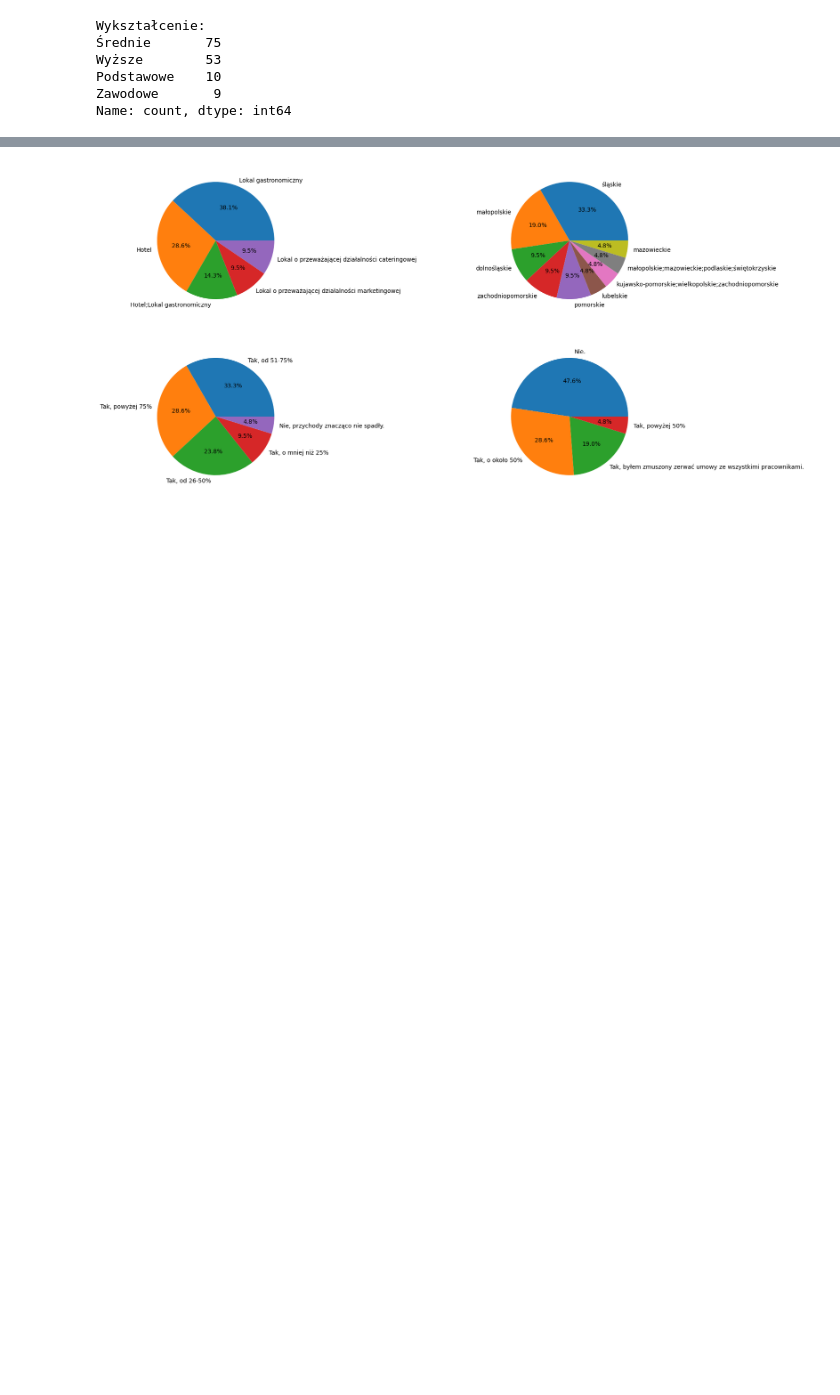
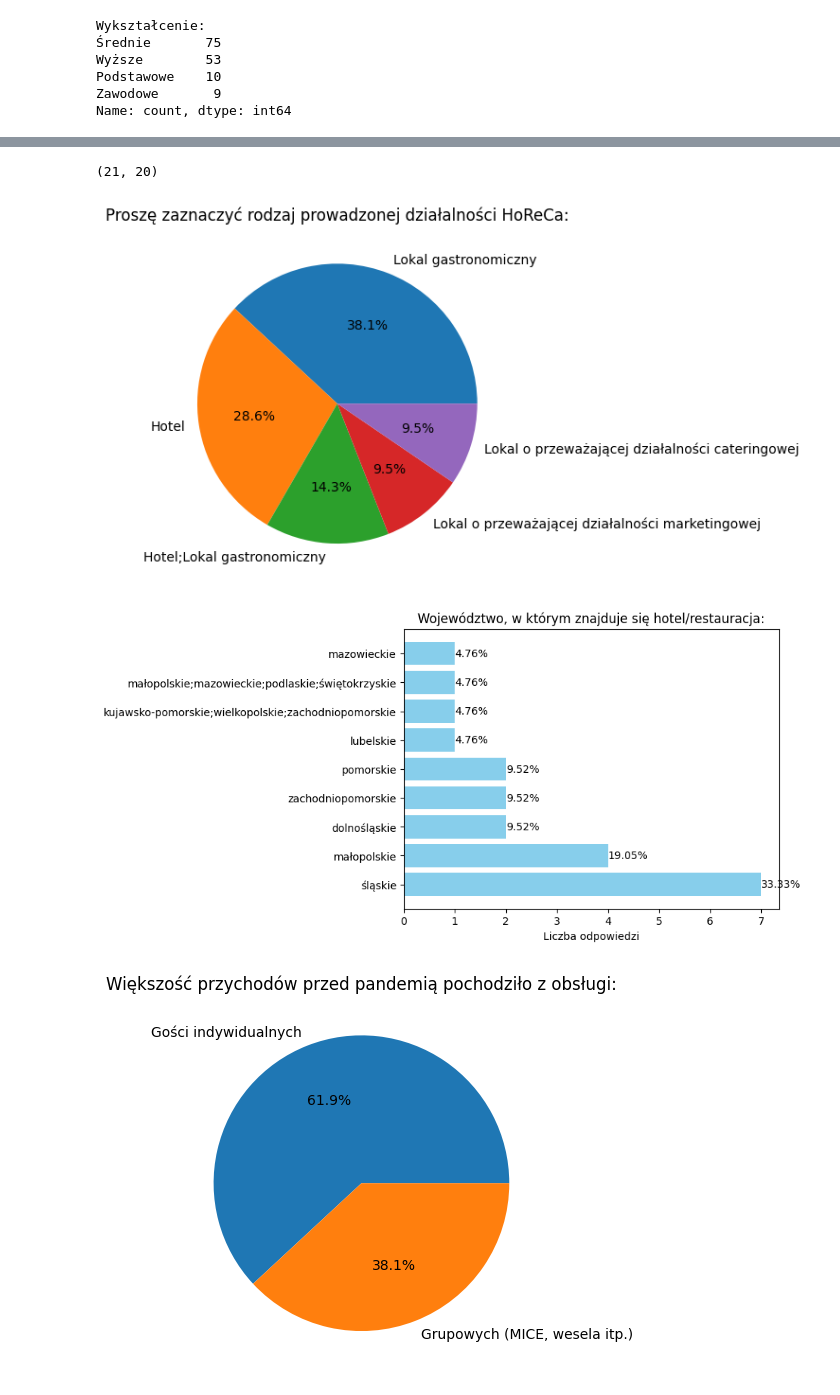
Before and after one commit to ohwhykate/Assessment-of-the-Effects-of-the-COVID-19-Pandemic-on-the-HoReCa-Industry, a Jupyter notebook: my.ipynb, the cells around one changed output, grey strips where cells are left out. Saved outputs shown, nothing was run; the diff lists cells and outputs as text; code cells hidden in the pictures; blank space fills up the shorter version.

```diff
--- a/my.ipynb
+++ b/my.ipynb
@@ -94,15 +96,35 @@ Checking the impact of the COVID-19 pandemic on the HoReCa industry from a manag
 # %%
-#Data cleansing, which will pertain only to managerial personnel.
+#Data cleaning, which will pertain only to managerial personnel.
 menagerial=(df[df['Proszę zaznaczyć swoje powiązanie z branżą hotelarsko - gastronomiczną']=='Osoba zarządzająca obiektem']).dropna(axis=1, how='all')
-# print(menagerial)
+menagerial.shape
+# %% [output]
+(21, 20)
 # %%
-fig, ax = plt.subplots(2,2,figsize=(20,10))
-#Type of conducted business
-ax[0,0].pie(list((menagerial["Proszę zaznaczyć rodzaj prowadzonej działalności HoReCa:"].value_counts().to_dict()).values()), labels=list((menagerial["Proszę zaznaczyć rodzaj prowadzonej działalności HoReCa:"].value_counts().to_dict()).keys()), autopct='%1.1f%%');
-#Voivodeships
-ax[0,1].pie(list((menagerial["Województwo, w którym znajduje się hotel/restauracja:"].value_counts().to_dict()).values()), labels=list((menagerial["Województwo, w którym znajduje się hotel/restauracja:"].value_counts().to_dict()).keys()), autopct='%1.1f%%');
-#Incomes
-ax[1,0].pie(list((menagerial["Czy w ciągu ostatnich 12 miesięcy zauważono spadek przychodów? "].value_counts().to_dict()).values()), labels=list((menagerial["Czy w ciągu ostatnich 12 miesięcy zauważono spadek przychodów? "].value_counts().to_dict()).keys()), autopct='%1.1f%%');
-ax[1,1].pie(list((menagerial["Czy konieczna była redukcja zatrudnienia?"].value_counts().to_dict()).values()), labels=list((menagerial["Czy konieczna była redukcja zatrudnienia?"].value_counts().to_dict()).keys()), autopct='%1.1f%%');
+# percentage distribution of answers to questions
+for i in range(5, 20):
+    column_name = menagerial.columns[i]
+    values_counts = menagerial[column_name].value_counts()
+
+    if len(values_counts) <= 5:
+        plt.pie(
+            values_counts,
+            labels=values_counts.index,
+            autopct='%1.1f%%'
+        )
+    else:
+        plt.barh(
+            values_counts.index,
+            values_counts,
+            color='skyblue'
+        )
+        for index, value in enumerate(values_counts):
+            plt.text(value, index, f'{value / sum(values_counts) * 100:.2f}%', ha='left', va='center')
+
+        plt.xlabel('Liczba odpowiedzi')
+
+    plt.title(column_name)
+    plt.show()
 # %% [output]
-[figure, old version]
+[figure, new version]
+[figure, added]
+[figure, added]
```
Also changed, not shown: parts of 15 cells of this notebook.
